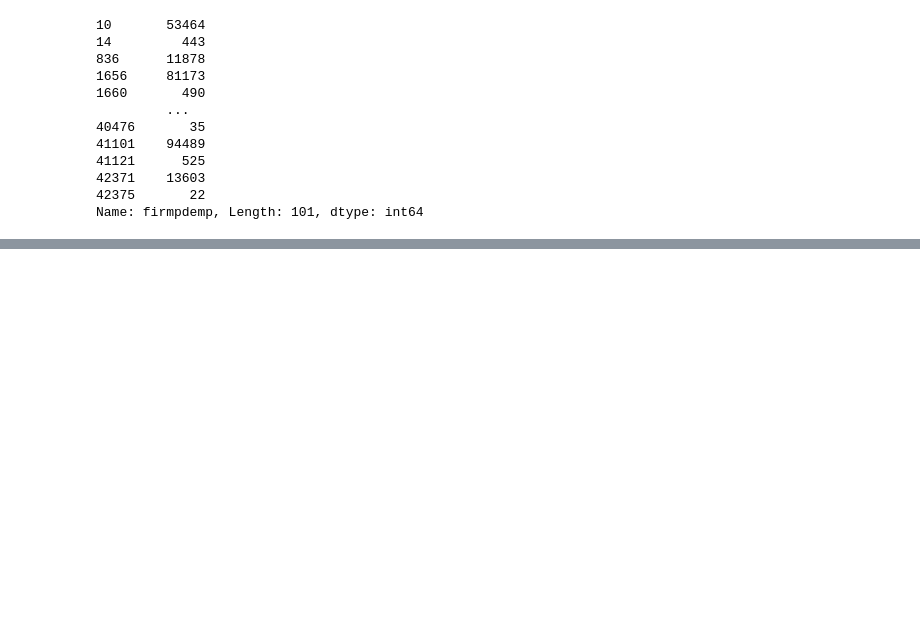
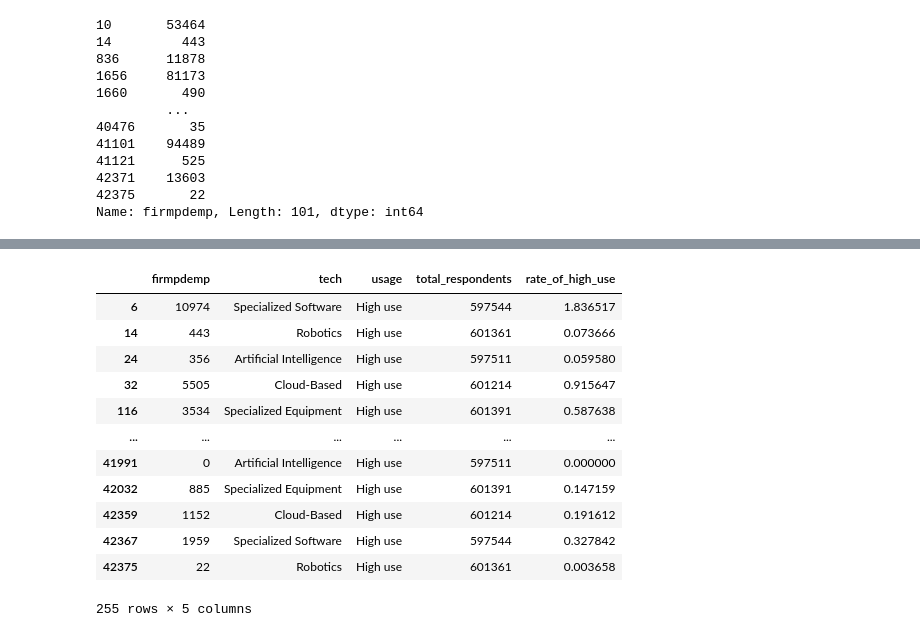
Before and after one commit to jedc4xer/abs_group_assessment, a Jupyter notebook: jeds_visualizations.ipynb, the cells around one changed output, grey strips where cells are left out. Saved outputs shown, nothing was run; the diff lists cells and outputs as text; code cells hidden in the pictures; blank space fills up the shorter version.

```diff
--- a/jeds_visualizations.ipynb
+++ b/jeds_visualizations.ipynb
@@ -391,0 +343,26 @@ sns.scatterplot(data = family_robotics, x = 'rate_of_family_ownership', y = 'tec
+# %%
+subset = bus_tech_df[(bus_tech_df['industry'] == 'Total for all sectors')][['name','firmpdemp','techuse_label']]
+subset
+
+
+subset[['tech','usage']] = subset.apply(lambda row: row['techuse_label'].split(":"), axis = 1, result_type = 'expand')
+subset = subset[(subset['usage'].str.contains('Total R|High'))]
+subset = subset[['name','firmpdemp','tech','usage']]
+subset['total_respondents'] = subset.groupby(by = ['tech'])['firmpdemp'].transform('max')
+subset = subset[(subset['usage'].str.contains('High use'))]
+subset['rate_of_high_use'] = 100 * (subset['firmpdemp'] / subset['total_respondents'])
+subset
+# %% [output]
+|  | firmpdemp | tech | usage | total_respondents | rate_of_high_use |
+| 6 | 10974 | Specialized Software | High use | 597544 | 1.836517 |
+| 14 | 443 | Robotics | High use | 601361 | 0.073666 |
+| 24 | 356 | Artificial Intelligence | High use | 597511 | 0.059580 |
+| 32 | 5505 | Cloud-Based | High use | 601214 | 0.915647 |
+| 116 | 3534 | Specialized Equipment | High use | 601391 | 0.587638 |
+| ... | ... | ... | ... | ... | ... |
+| 41991 | 0 | Artificial Intelligence | High use | 597511 | 0.000000 |
+| 42032 | 885 | Specialized Equipment | High use | 601391 | 0.147159 |
+| 42359 | 1152 | Cloud-Based | High use | 601214 | 0.191612 |
+| 42367 | 1959 | Specialized Software | High use | 597544 | 0.327842 |
+| 42375 | 22 | Robotics | High use | 601361 | 0.003658 |
+255 rows × 5 columns
```
Also changed, not shown: parts of 15 cells of this notebook, 2 other files.
